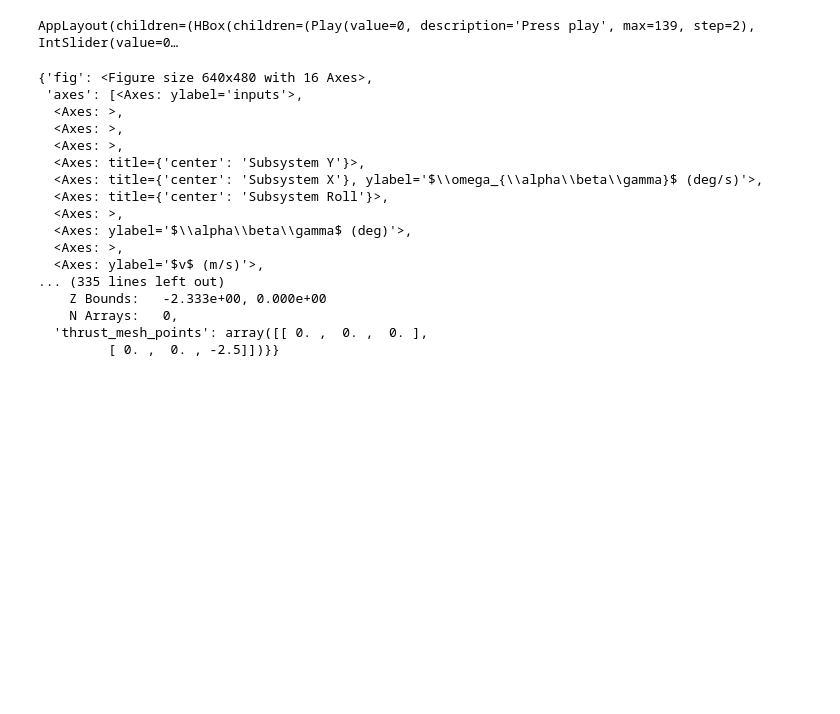
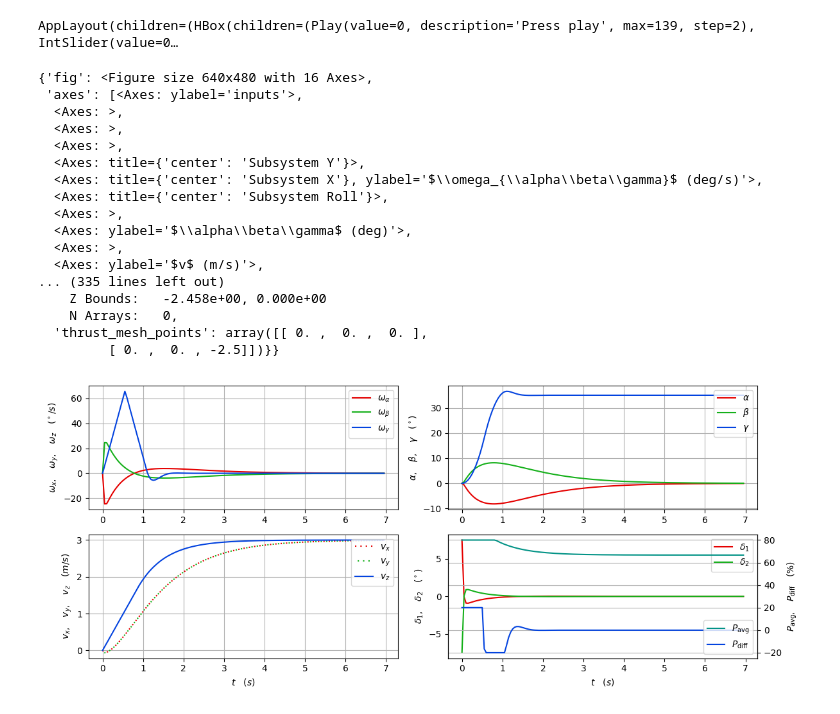
Before and after one commit to killian-baillifard/MPC-Course-EPFL, a Jupyter notebook: project/Deliverable_3_2/Deliverable_3_2.ipynb, the cells around one changed output. Drawn from its saved outputs; the diff is of its cells as text; code cells hidden in the pictures; blank space fills up the shorter version.

```diff
--- a/project/Deliverable_3_2/Deliverable_3_2.ipynb
+++ b/project/Deliverable_3_2/Deliverable_3_2.ipynb
@@ -23,21 +23,10 @@ rocket_params_path = os.path.join(parent_dir, "rocket.yaml")
 # %%
 Ts = 0.05
 sim_time = 7
-H = 5.0
-x0 = np.zeros(12)
-x_target = np.array([
-    0.0, 0.0, 0.0,	# omega
-    0.0, 0.0, np.deg2rad(35),	# r
-    5.0, 5.0, 5.0,	# v
-    0.0, 0.0, 0.0	# p
-])
+H = 3.0
 
 rocket = Rocket(Ts=Ts, model_params_filepath=rocket_params_path)
 mpc = MPCVelControl().new_controller(rocket, Ts, H)
-
-t_cl, x_cl, u_cl, t_ol, x_ol, u_ol, _ = rocket.simulate_control(
-    mpc, sim_time, H, x0, x_target=x_target, method="linear"
-)
 # %% [output]
 ******************************************************************************
 This program contains Ipopt, a library for large-scale nonlinear optimization.
@@ -65,0 +36,12 @@ Simulating time 6.95:
+# %%
+x0 = np.zeros(12)
+x_target = np.array([
+    0.0, 0.0, 0.0,	# omega
+    0.0, 0.0, np.deg2rad(35),	# r
+    3.0, 3.0, 3.0,	# v
+    0.0, 0.0, 0.0	# p
+])
+
+t_cl, x_cl, u_cl, t_ol, x_ol, u_ol, _ = rocket.simulate_control(
+    mpc, sim_time, H, x0, x_target=x_target, method="linear"
+)
@@ -91,7 +92,13 @@ AppLayout(children=(HBox(children=(Play(value=0, description='Press play', max=1
   <Axes: >,
   <Axes: ylabel='$v$ (m/s)'>,
 ... (335 lines left out)
-    Z Bounds:   -2.333e+00, 0.000e+00
+    Z Bounds:   -2.458e+00, 0.000e+00
     N Arrays:   0,
   'thrust_mesh_points': array([[ 0. ,  0. ,  0. ],
          [ 0. ,  0. , -2.5]])}}
+# %%
+from plotter import plot_traj
+
+plot_traj('Origin to 3 ms in x, y, z and 35° roll', x_cl, u_cl, t_cl)
+# %% [output]
+[figure, added]
```
Also changed, not shown: parts of 3 cells of this notebook, 34 other files.
